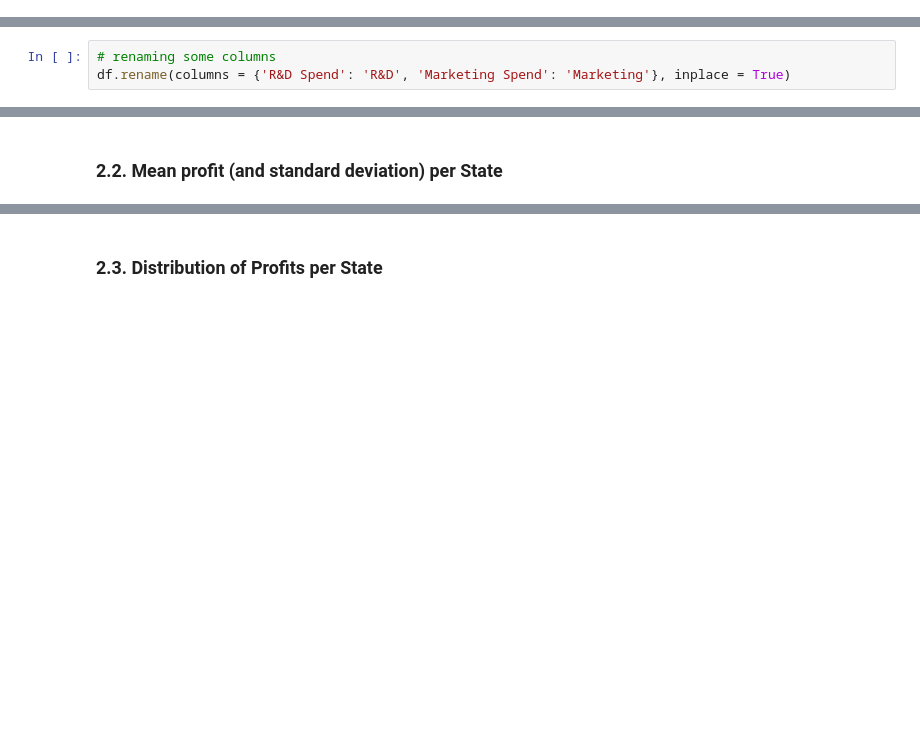
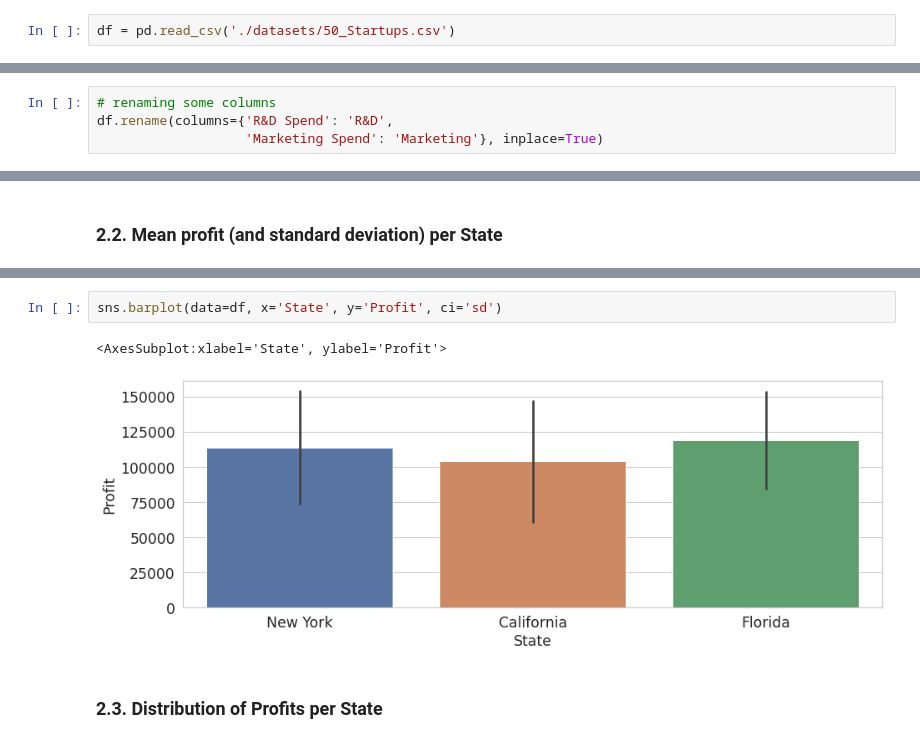
Before and after one commit to prof-samuka-IFSP/IFSP-CMP-D1AED-2022.1, a Jupyter notebook: linear_regression/multiple_linear_regression.ipynb, the cells around one changed output, grey strips where cells are left out. Saved outputs shown, nothing was run; the diff lists cells and outputs as text; blank space fills up the shorter version.

```diff
--- a/linear_regression/multiple_linear_regression.ipynb
+++ b/linear_regression/multiple_linear_regression.ipynb
@@ -30,5 +30,7 @@ This is a dummy dataset that pesents data from fake startus from New York, Calif
 **Dataset:** https://www.kaggle.com/farhanmd29/50-startups
 # %% [markdown]
 ### 1.1. Importing the Dataset
+# %%
+df = pd.read_csv('./datasets/50_Startups.csv')
 # %%
 df.head()
@@ -35,5 +44,6 @@ df.head()
 # %%
 # renaming some columns
-df.rename(columns = {'R&D Spend': 'R&D', 'Marketing Spend': 'Marketing'}, inplace = True)
+df.rename(columns={'R&D Spend': 'R&D',
+                   'Marketing Spend': 'Marketing'}, inplace=True)
 # %%
 df.head()
@@ -66,2 +126,7 @@ for bar in ax.patches:
+# %%
+sns.barplot(data=df, x='State', y='Profit', ci='sd')
+# %% [output]
+<AxesSubplot:xlabel='State', ylabel='Profit'>
+[figure, added]
 # %% [markdown]
 ### 2.3. Distribution of Profits per State
```
Also changed, not shown: parts of 34 cells of this notebook.
